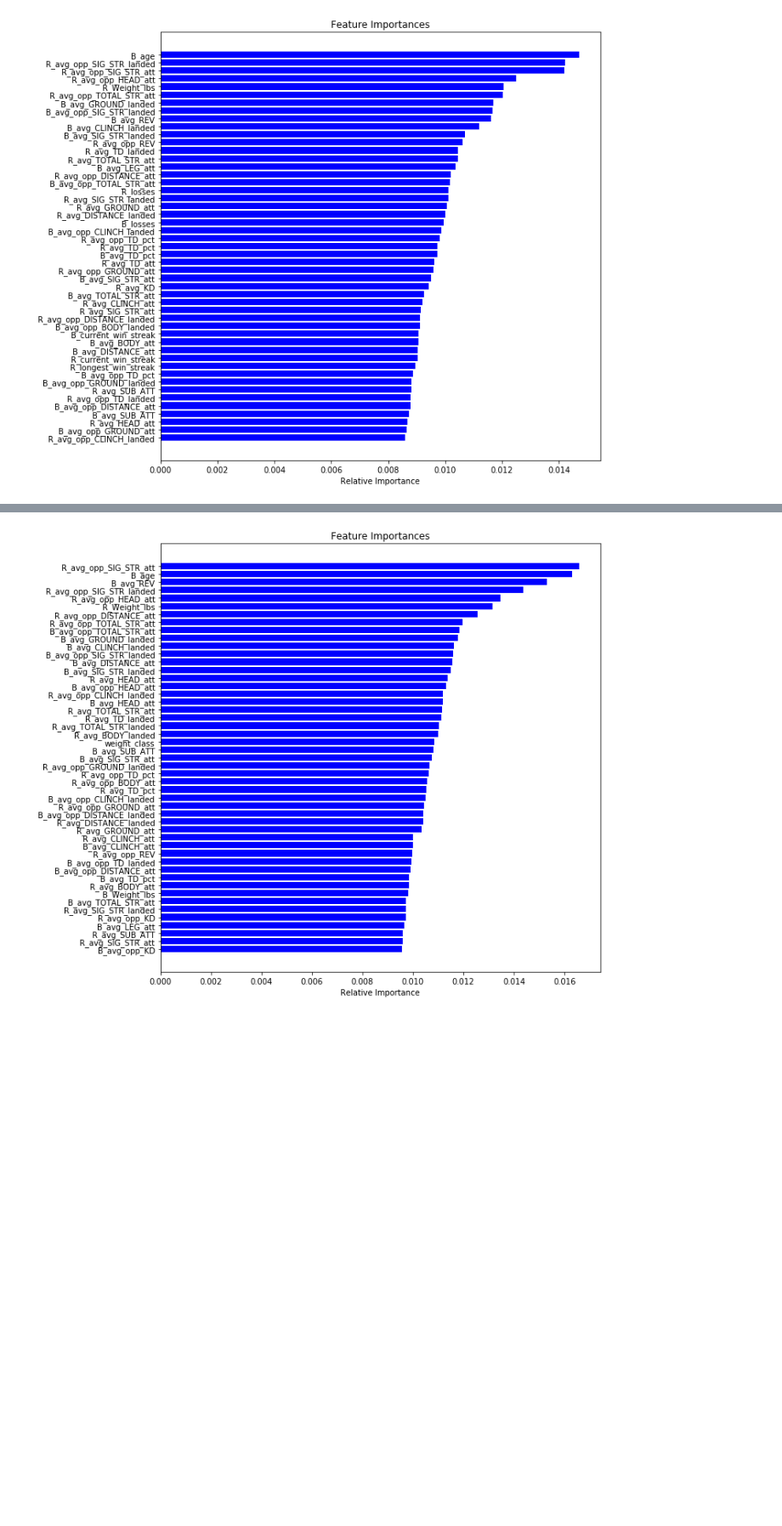
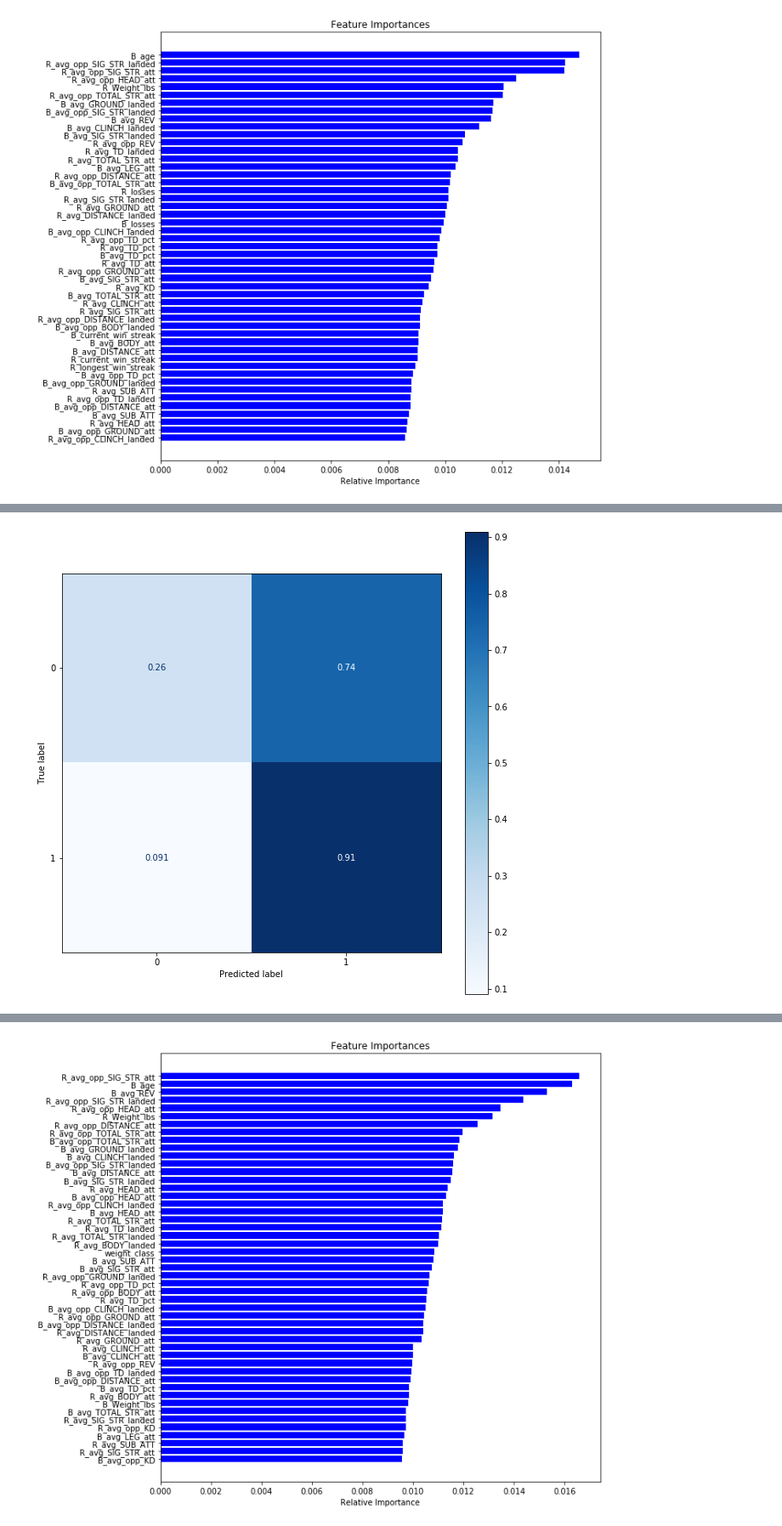
Before and after one commit to aaronepv/Final_Project, a Jupyter notebook: RandomForest.ipynb, the cells around one changed output, grey strips where cells are left out. Shown: that part at 85% size. Drawn from its saved outputs; the diff is of its cells as text; code cells hidden in the pictures; blank space fills up the shorter version.

```diff
--- a/RandomForest.ipynb
+++ b/RandomForest.ipynb
@@ -90,0 +206,9 @@ model.score(X_test, y_test)
+# %%
+predictions = model.predict(X_test1)
+
+# Generate confusion matrix
+matrix = plot_confusion_matrix(model, X_test1, y_test1,
+                                 cmap=plt.cm.Blues,
+                                 normalize='true')
+# %% [output]
+[figure, added]
```
Also changed, not shown: parts of 49 cells of this notebook.
